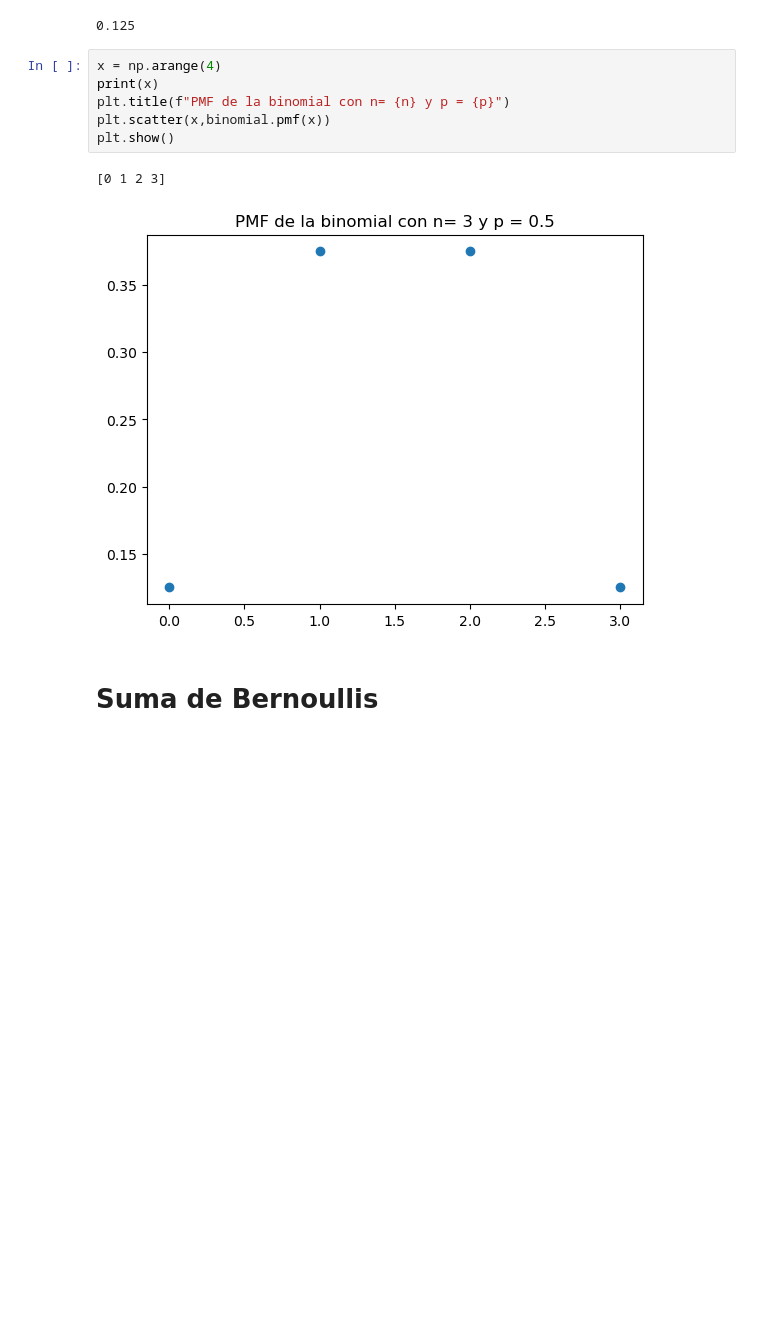
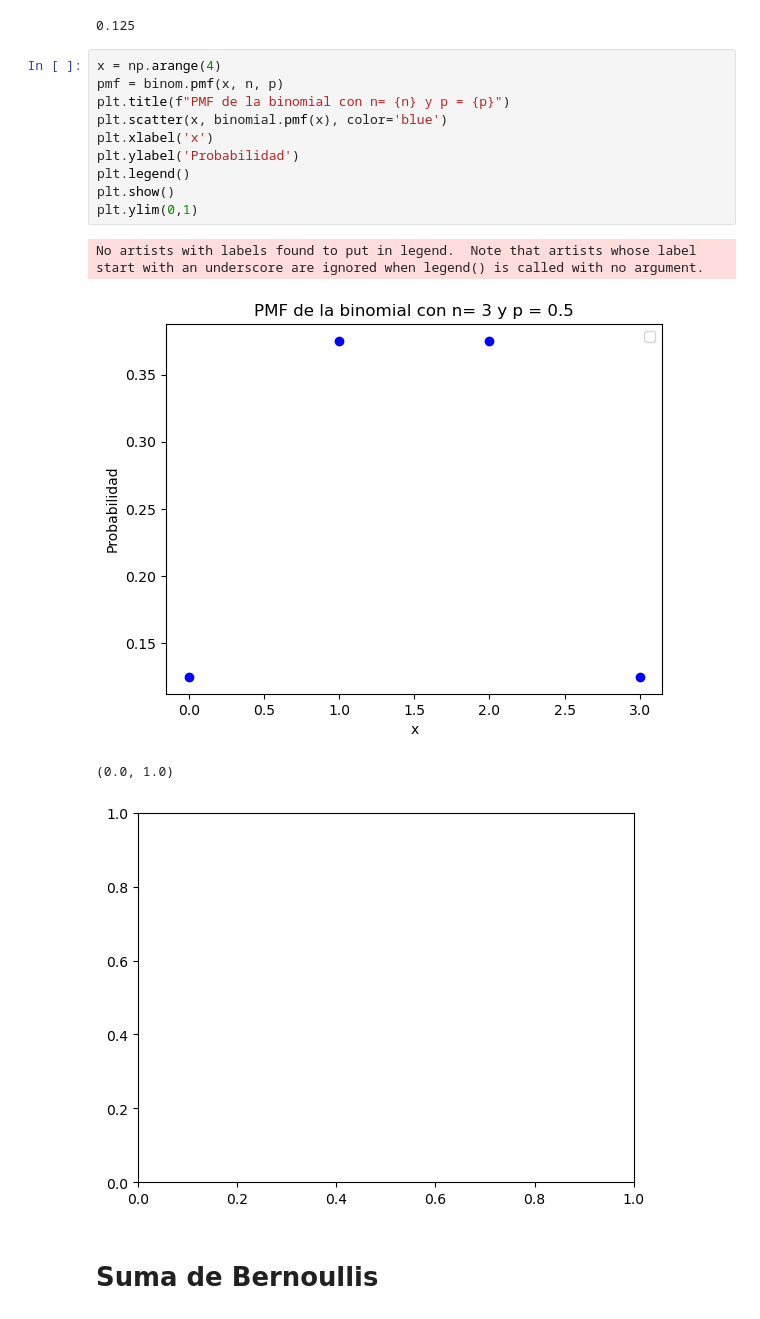
Before and after one commit to LuciaVazquez08/Estadistica-Inferencia, a Jupyter notebook: 2C 2024/clase 1/0_Clase_1_moneda-binomial.ipynb, the cells around one changed output. Cells and saved outputs as stored; diff of their text form; blank space fills up the shorter version.

```diff
--- a/2C 2024/clase 1/0_Clase_1_moneda-binomial.ipynb
+++ b/2C 2024/clase 1/0_Clase_1_moneda-binomial.ipynb
@@ -143,13 +143,19 @@ binomial.pmf(3)
 0.125
 # %%
 x = np.arange(4)
-print(x)
+pmf = binom.pmf(x, n, p)
 plt.title(f"PMF de la binomial con n= {n} y p = {p}")
-plt.scatter(x,binomial.pmf(x))
+plt.scatter(x, binomial.pmf(x), color='blue')
+plt.xlabel('x')
+plt.ylabel('Probabilidad')
+plt.legend()
 plt.show()
+plt.ylim(0,1)
 # %% [output]
-[0 1 2 3]
+No artists with labels found to put in legend.  Note that artists whose label start with an underscore are ignored when legend() is called with no argument.
-[figure, old version]
+[figure, new version]
+(0.0, 1.0)
+[figure, added]
 # %% [markdown]
 # Suma de Bernoullis
 # %%
```
